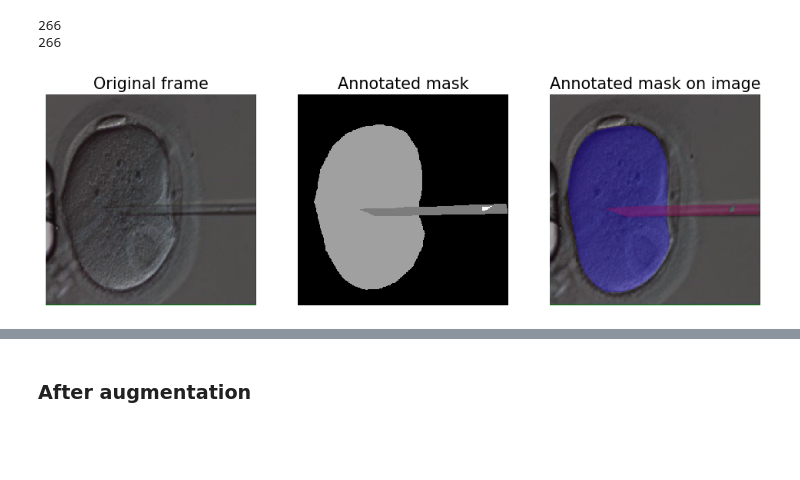
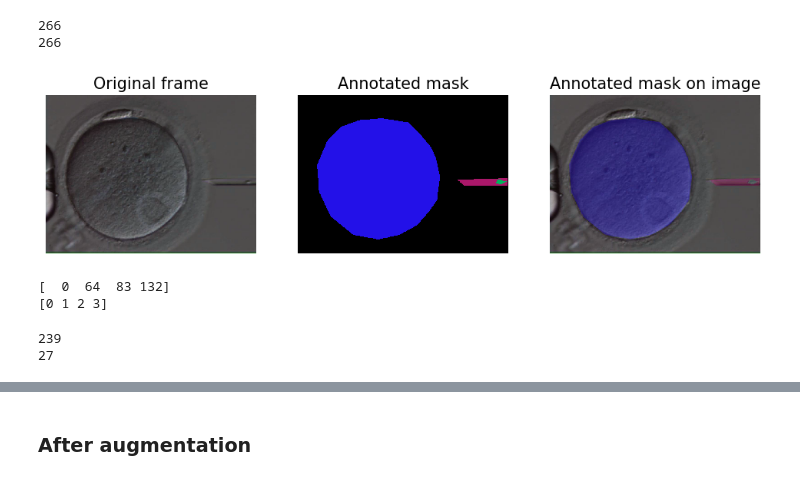
Before and after one commit to mdziegielewska/Diploma-Project, a Jupyter notebook: Semantic-Segmentation/visualization.ipynb, the cells around one changed output, grey strips where cells are left out. Drawn from its saved outputs; the diff is of its cells as text; code cells hidden in the pictures; blank space fills up the shorter version.

Commit message:
fix visualization

```diff
--- a/Semantic-Segmentation/visualization.ipynb
+++ b/Semantic-Segmentation/visualization.ipynb
@@ -29,21 +30,47 @@ print(len(mask_list))
 266
 266
 # %%
-n = np.random.randint(len(train_list)-1)
+# n = np.random.randint(len(train_list)-1)
+raw = cv2.imread(f"{directory}/raw/100_Trim1.mp4#t=4.6.jpg", 1)
+vis = cv2.imread(f"{directory}/vis/100_Trim1.mp4#t=4.6.png", 1)
+raw_Vis = cv2.imread(f"{directory}/vis_with_raw/100_Trim1.mp4#t=4.6.jpg", 1)
 
 plt.figure(figsize=(12, 8))
 plt.subplot(231)
 plt.title('Original frame')
-plt.imshow(train_list[n], cmap='gray')
+
+plt.imshow(raw, cmap='gray')
 plt.axis('off')
 plt.subplot(232)
 plt.title('Annotated mask')
-plt.imshow(mask_list[n], cmap='gray')
+plt.imshow(vis, cmap='gray')
 plt.axis('off')
 plt.subplot(233)
 plt.title('Annotated mask on image')
-plt.imshow(vis_with_raw[n], cmap='gray')
+plt.imshow(raw_Vis, cmap='gray')
 plt.axis('off')
 plt.show()
 # %% [output]
-[figure, old version]
+[figure, new version]
+# %%
+# encode labels
+labelencoder = LabelEncoder()
+n, h, w = mask_list.shape
+
+train_masks_reshaped = mask_list.reshape(-1,1)
+train_masks_reshaped_encoded = labelencoder.fit_transform(train_masks_reshaped)
+train_masks_encoded_original_shape = train_masks_reshaped_encoded.reshape(n, h, w)
+
+print(np.unique(mask_list))
+print(np.unique(train_masks_encoded_original_shape))
+# %% [output]
+[  0  64  83 132]
+[0 1 2 3]
+# %%
+X_train, X_test, y_train, y_test = train_test_split(train_list, train_masks_encoded_original_shape, test_size = 0.1, random_state = 42)
+
+print(len(X_train))
+print(len(X_test))
+# %% [output]
+239
+27
```
Also changed, not shown: parts of 11 cells of this notebook, 1 other file.
